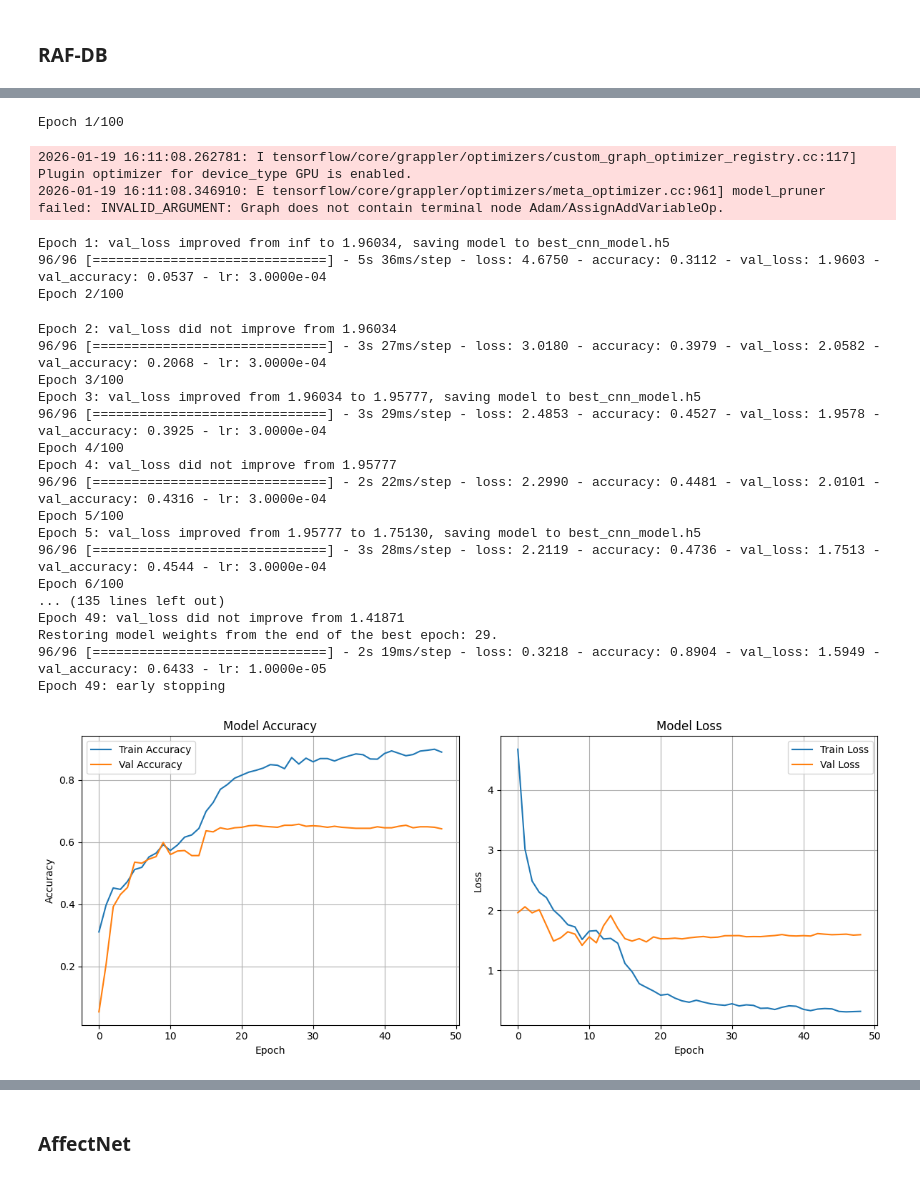
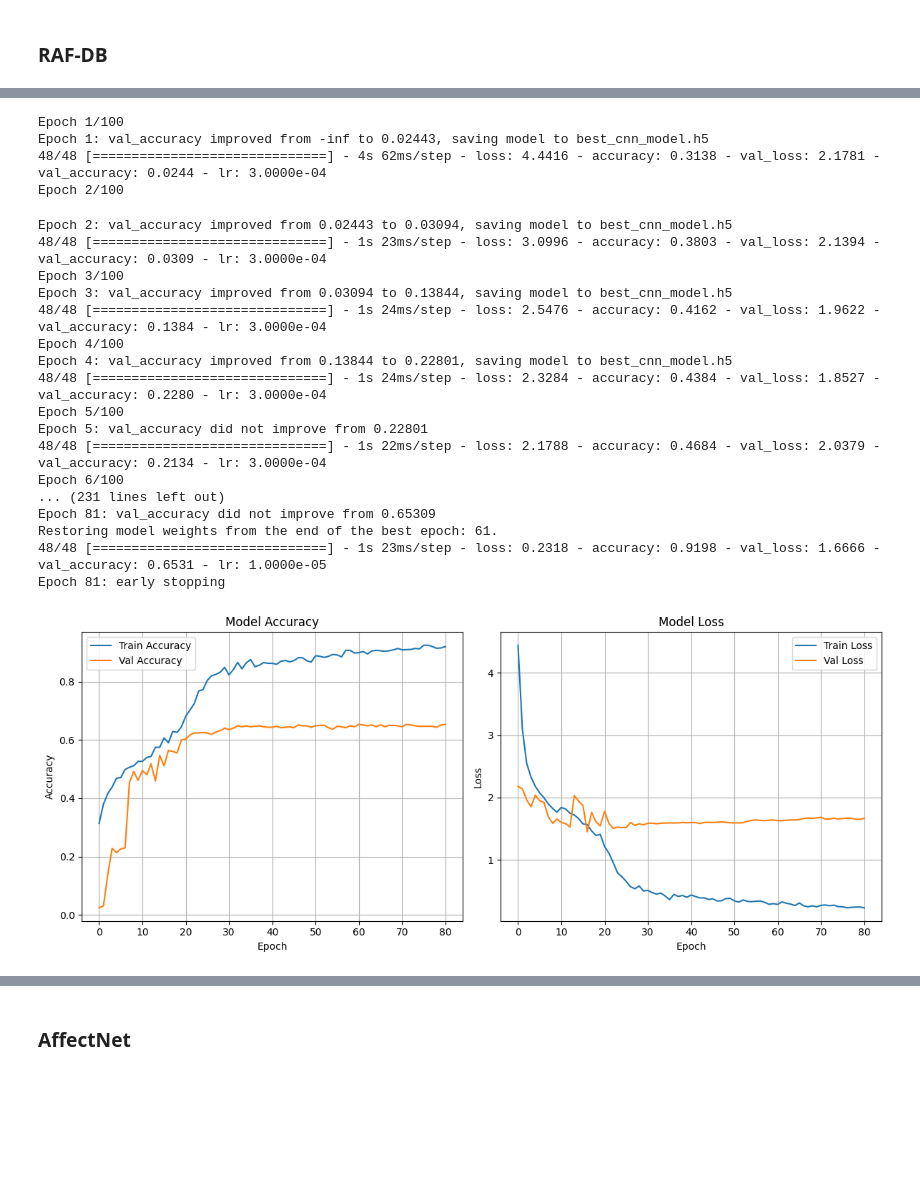
Before and after one commit to sofiafernandescd/EmoReA, a Jupyter notebook: emorea-backend/notebooks/facial/icpram-cnn-6-lr.ipynb, the cells around one changed output, grey strips where cells are left out. Drawn from its saved outputs; the diff is of its cells as text; code cells hidden in the pictures; blank space fills up the shorter version.

```diff
--- a/emorea-backend/notebooks/facial/icpram-cnn-6-lr.ipynb
+++ b/emorea-backend/notebooks/facial/icpram-cnn-6-lr.ipynb
@@ -105,7 +105,7 @@ def build_light_cnn(input_shape=(48, 48, 1), num_classes=7):
         MaxPooling2D(2,2),
 
         Conv2D(64, (3,3), activation='relu', padding='same'),
-        BatchNormalization(),
+        #BatchNormalization(),
         MaxPooling2D(2,2),
 
         Conv2D(128, (3,3), activation='relu', padding='same'),
@@ -136,9 +136,9 @@ callbacks = [
     # Save only the best model (based on validation accuracy)
     ModelCheckpoint(
     "best_cnn_model.h5",
-    monitor="val_loss", #"val_accuracy",
+    monitor="val_accuracy",
     save_best_only=True,
-    mode="min", #"max",
+    mode="max",
     verbose=1
     ),
     # Stop early if no improvement
@@ -506,6 +529,34 @@ weighted avg       0.16      0.16      0.11     13206
 # %% [markdown]
 ### RAF-DB
 # %%
+# Callbacks for better training control
+callbacks = [
+    # Save only the best model (based on validation accuracy)
+    ModelCheckpoint(
+    "best_cnn_model.h5",
+    monitor="val_accuracy",
+    save_best_only=True,
+    mode="max",
+    verbose=1
+    ),
+    # Stop early if no improvement
+    EarlyStopping(
+        #monitor="val_loss",
+        monitor="val_accuracy",
+        patience=20,
+        restore_best_weights=True,
+        verbose=1
+    ),
+    # Reduce learning rate when validation stops improving
+    ReduceLROnPlateau(
+        monitor="val_loss",
+        #monitor="val_accuracy",
+        factor=0.25,
+        patience=5,
+        min_lr=1e-5,
+        verbose=1
+    )
+]
 
 # Encode string labels -> integers
 label_encoder = LabelEncoder()
@@ -527,7 +578,7 @@ history = cnn.fit(
     X_train, y_train,
     validation_data=(X_val, y_val),
     epochs=100,
-    batch_size=16,
+    batch_size=32,
     verbose=1,
     callbacks=callbacks,
 )
@@ -542,28 +588,26 @@ plot_training_history(history)
 WARNING:absl:At this time, the v2.11+ optimizer `tf.keras.optimizers.Adam` runs slowly on M1/M2 Macs, please use the legacy Keras optimizer instead, located at `tf.keras.optimizers.legacy.Adam`.
 Epoch 1/100
+Epoch 1: val_accuracy improved from -inf to 0.02443, saving model to best_cnn_model.h5
+48/48 [==============================] - 4s 62ms/step - loss: 4.4416 - accuracy: 0.3138 - val_loss: 2.1781 - val_accuracy: 0.0244 - lr: 3.0000e-04
+Epoch 2/100
-2026-01-19 16:11:08.262781: I tensorflow/core/grappler/optimizers/custom_graph_optimizer_registry.cc:117] Plugin optimizer for device_type GPU is enabled.
-2026-01-19 16:11:08.346910: E tensorflow/core/grappler/optimizers/meta_optimizer.cc:961] model_pruner failed: INVALID_ARGUMENT: Graph does not contain terminal node Adam/AssignAddVariableOp.
+Epoch 2: val_accuracy improved from 0.02443 to 0.03094, saving model to best_cnn_model.h5
+48/48 [==============================] - 1s 23ms/step - loss: 3.0996 - accuracy: 0.3803 - val_loss: 2.1394 - val_accuracy: 0.0309 - lr: 3.0000e-04
+Epoch 3/100
+Epoch 3: val_accuracy improved from 0.03094 to 0.13844, saving model to best_cnn_model.h5
+48/48 [==============================] - 1s 24ms/step - loss: 2.5476 - accuracy: 0.4162 - val_loss: 1.9622 - val_accuracy: 0.1384 - lr: 3.0000e-04
+Epoch 4/100
+Epoch 4: val_accuracy improved from 0.13844 to 0.22801, saving model to best_cnn_model.h5
+48/48 [==============================] - 1s 24ms/step - loss: 2.3284 - accuracy: 0.4384 - val_loss: 1.8527 - val_accuracy: 0.2280 - lr: 3.0000e-04
+Epoch 5/100
+Epoch 5: val_accuracy did not improve from 0.22801
+48/48 [==============================] - 1s 22ms/step - loss: 2.1788 - accuracy: 0.4684 - val_loss: 2.0379 - val_accuracy: 0.2134 - lr: 3.0000e-04
+Epoch 6/100
+... (231 lines left out)
+Epoch 81: val_accuracy did not improve from 0.65309
+Restoring model weights from the end of the best epoch: 61.
+48/48 [==============================] - 1s 23ms/step - loss: 0.2318 - accuracy: 0.9198 - val_loss: 1.6666 - val_accuracy: 0.6531 - lr: 1.0000e-05
+Epoch 81: early stopping
-Epoch 1: val_loss improved from inf to 1.96034, saving model to best_cnn_model.h5
-96/96 [==============================] - 5s 36ms/step - loss: 4.6750 - accuracy: 0.3112 - val_loss: 1.9603 - val_accuracy: 0.0537 - lr: 3.0000e-04
-Epoch 2/100
-Epoch 2: val_loss did not improve from 1.96034
-96/96 [==============================] - 3s 27ms/step - loss: 3.0180 - accuracy: 0.3979 - val_loss: 2.0582 - val_accuracy: 0.2068 - lr: 3.0000e-04
-Epoch 3/100
-Epoch 3: val_loss improved from 1.96034 to 1.95777, saving model to best_cnn_model.h5
-96/96 [==============================] - 3s 29ms/step - loss: 2.4853 - accuracy: 0.4527 - val_loss: 1.9578 - val_accuracy: 0.3925 - lr: 3.0000e-04
-Epoch 4/100
-Epoch 4: val_loss did not improve from 1.95777
-96/96 [==============================] - 2s 22ms/step - loss: 2.2990 - accuracy: 0.4481 - val_loss: 2.0101 - val_accuracy: 0.4316 - lr: 3.0000e-04
-Epoch 5/100
-Epoch 5: val_loss improved from 1.95777 to 1.75130, saving model to best_cnn_model.h5
-96/96 [==============================] - 3s 28ms/step - loss: 2.2119 - accuracy: 0.4736 - val_loss: 1.7513 - val_accuracy: 0.4544 - lr: 3.0000e-04
-Epoch 6/100
-... (135 lines left out)
-Epoch 49: val_loss did not improve from 1.41871
-Restoring model weights from the end of the best epoch: 29.
-96/96 [==============================] - 2s 19ms/step - loss: 0.3218 - accuracy: 0.8904 - val_loss: 1.5949 - val_accuracy: 0.6433 - lr: 1.0000e-05
-Epoch 49: early stopping
-[figure, old version]
+[figure, new version]
 # %%
 cnn = load_model("best_cnn_model.h5")
 y_pred_probs = cnn.predict(X_test)
```
Also changed, not shown: parts of 21 cells of this notebook, 6 other files.
